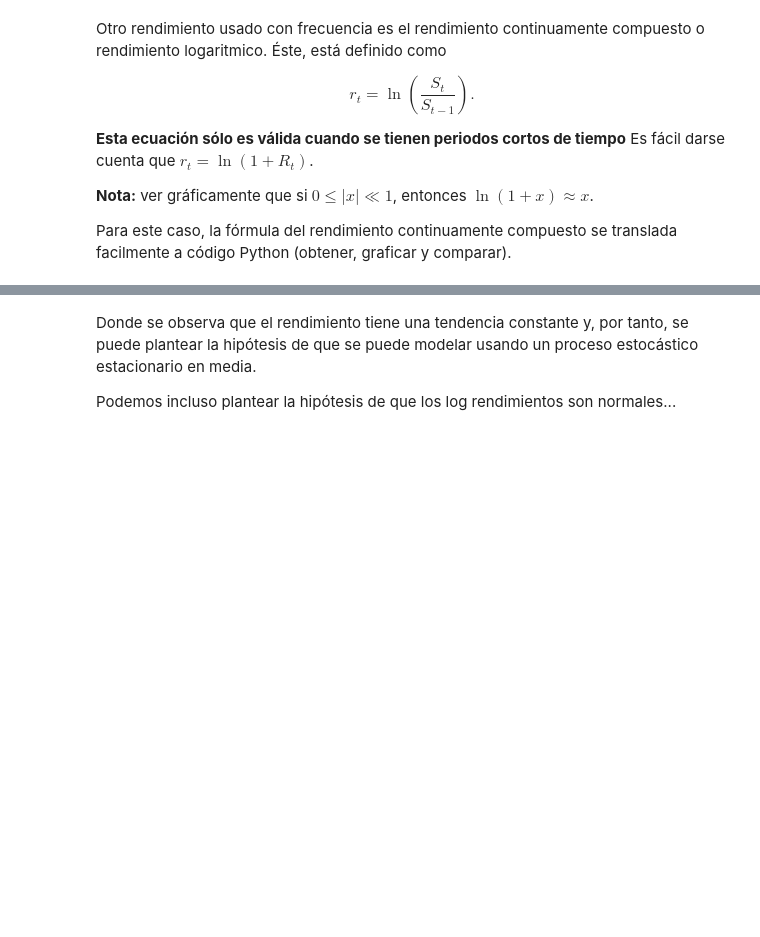
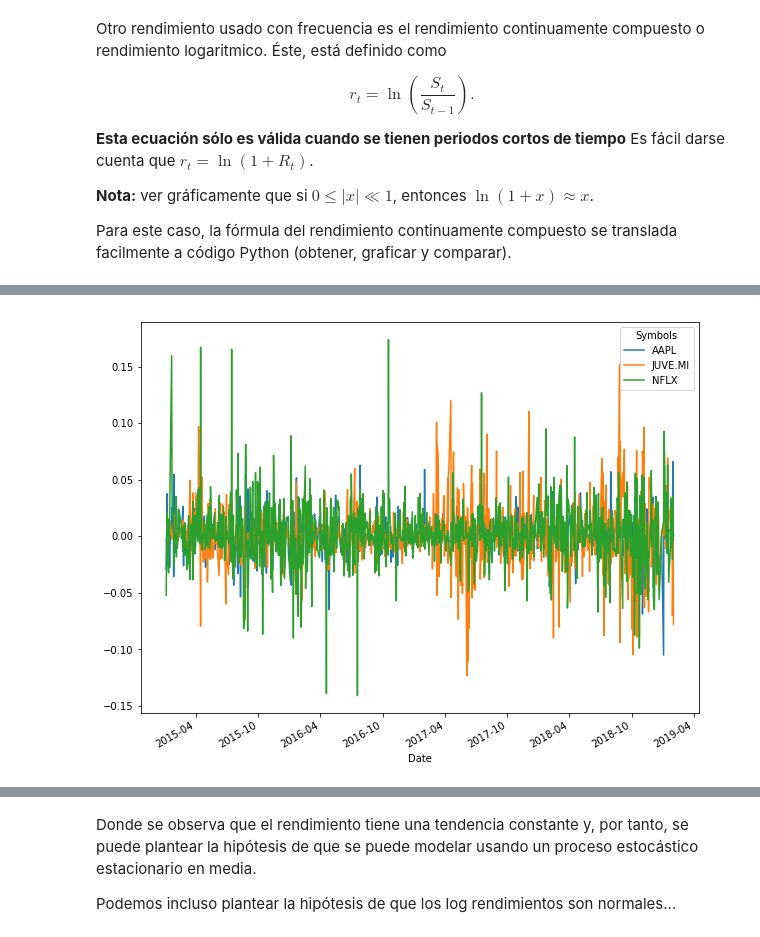
Before and after one commit to adangonzep/SimMat2019-Verano, a Jupyter notebook: Módulo 2/Clase12_ManejoAnalisisDatosPandas.ipynb, the cells around one changed output, grey strips where cells are left out. Cells and saved outputs as stored; diff of their text form; code cells hidden in the pictures; blank space fills up the shorter version.

```diff
--- a/Módulo 2/Clase12_ManejoAnalisisDatosPandas.ipynb
+++ b/Módulo 2/Clase12_ManejoAnalisisDatosPandas.ipynb
@@ -100,2 +203,7 @@ Para el ejemplo en curso, ¿cómo calcular esto?
 # %%
 # Entonces los rendimientos se calculan como
+St = precios_cierre
+St1 = precios_cierre.shift()
+
+Ret = ((St - St1)/St1).dropna()
+Ret
@@ -122,3 +275,5 @@ Es fácil darse cuenta que $r_t=\ln(1+R_t)$.
 Para este caso, la fórmula del rendimiento continuamente compuesto se translada facilmente a código Python (obtener, graficar y comparar).
 # %%
 # Rendimiento logarítmico
+log_Ret = np.log(St/St1).dropna()
+log_Ret
@@ -127,2 +300,7 @@ Para este caso, la fórmula del rendimiento continuamente compuesto se translada
+# %%
+# Gráfica
+log_Ret.plot(figsize=(10,8));
+# %% [output]
+[figure, added]
 # %%
 # Valor absoluto de la diferencia
```
Also changed, not shown: parts of 21 cells of this notebook.
